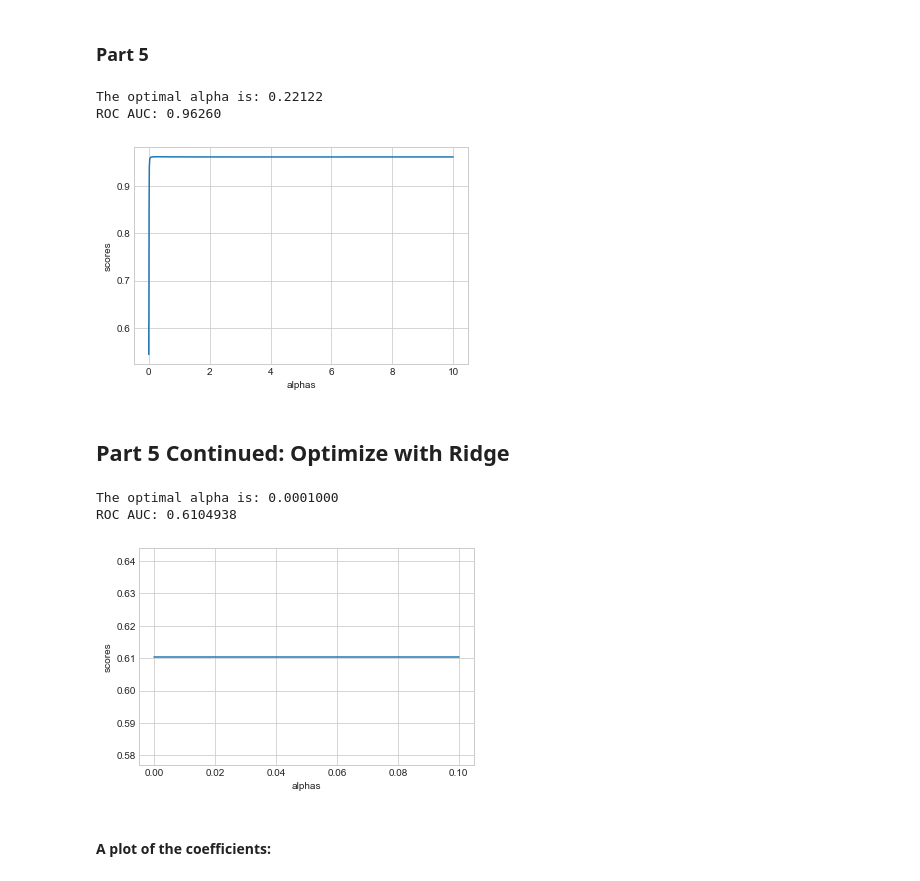
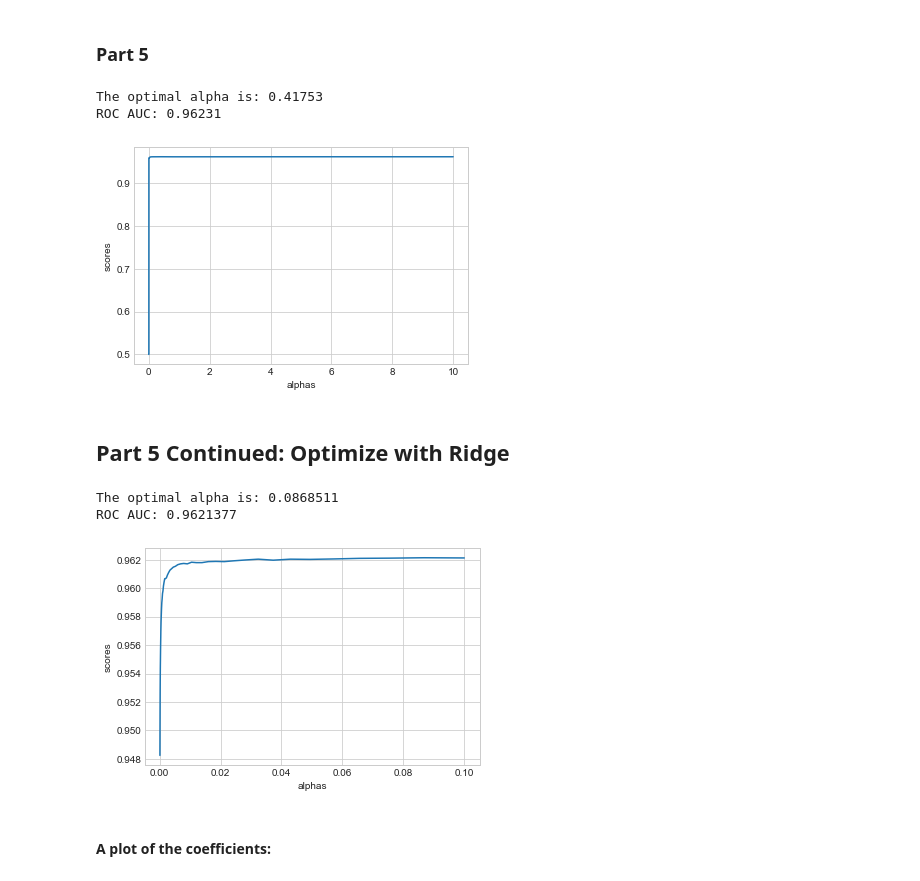
Before and after one commit to Columbia-Intro-Data-Science/python-introduction-puthes, a Jupyter notebook: Homework3.ipynb, the cells around one changed output. Saved outputs shown, nothing was run; the diff lists cells and outputs as text; code cells hidden in the pictures.

```diff
--- a/Homework3.ipynb
+++ b/Homework3.ipynb
@@ -277,6 +274,11 @@ X = df_updated
 # Method 1:
 size =len(X)
 y2 = numpy.asarray(y)
+
+from sklearn import preprocessing
+scaler = preprocessing.StandardScaler()
+X = X.as_matrix().astype(numpy.float)
+X = scaler.fit_transform(X)
 
 
 # Method 2 (this is better since it randomizes as well):
@@ -288,36 +290,36 @@ X_train, X_test, y_train, y_test = train_test_split(X, y2, test_size=0.2, random
 
 
 alphas = numpy.logspace(-7, 1, 30)#
 train_errors=[]
 test_errors=[]
 coeffs=[]
 scores=[]
 for alpha in alphas:
     clf = LogisticRegression(penalty='l1', C=alpha)  # c = 1.0 default
     clf.fit(X_train,y_train)
     train_errors.append(clf.score(X_train,y_train))
     fpr, tpr, roc_auc, thresholds= generate_auc(X,y2,LogisticRegression,C=alpha,penalty='l1')
     scores.append(roc_auc)
     coeffs.append(clf.coef_)
 plt.plot(alphas,scores)
 plt.xlabel('alphas')
 plt.ylabel('scores')
 test_errors=scores
 alpha_optim_final=alphas[numpy.argmax(scores)]
 alpha_best = alpha_optim_final
 
 print('The optimal alpha is: %.5f' % alpha_best)
 
 clf = LogisticRegression(penalty='l1', C=alpha_best)  # c = 1.0 default
 clf.fit(X_train,y_train)
 coef=clf.coef_
 
 fpr, tpr, roc_auc, thresholds= generate_auc(X,y2,LogisticRegression,C=alpha_best,penalty='l1')
 print('ROC AUC: %.5f' % roc_auc)
 # %% [output]
-The optimal alpha is: 0.22122
-ROC AUC: 0.96260
+The optimal alpha is: 0.41753
+ROC AUC: 0.96231
-[figure, old version]
+[figure, new version]
 # %% [markdown]
 ## Part 5 Continued: Optimize with Ridge
 # %%
@@ -359,9 +361,9 @@ for i in range(0,len(coef)):
 fpr, tpr, roc_auc, thresholds= generate_auc(X,y2,LogisticRegression,C=alpha_best1,penalty='l2')
 print('ROC AUC: %.7f' % roc_auc)
 # %% [output]
-The optimal alpha is: 0.0001000
-ROC AUC: 0.6104938
+The optimal alpha is: 0.0868511
+ROC AUC: 0.9621377
-[figure, old version]
+[figure, new version]
 # %% [markdown]
 #### A plot of the coefficients:
 # %%
```
Also changed, not shown: parts of 11 cells of this notebook.
